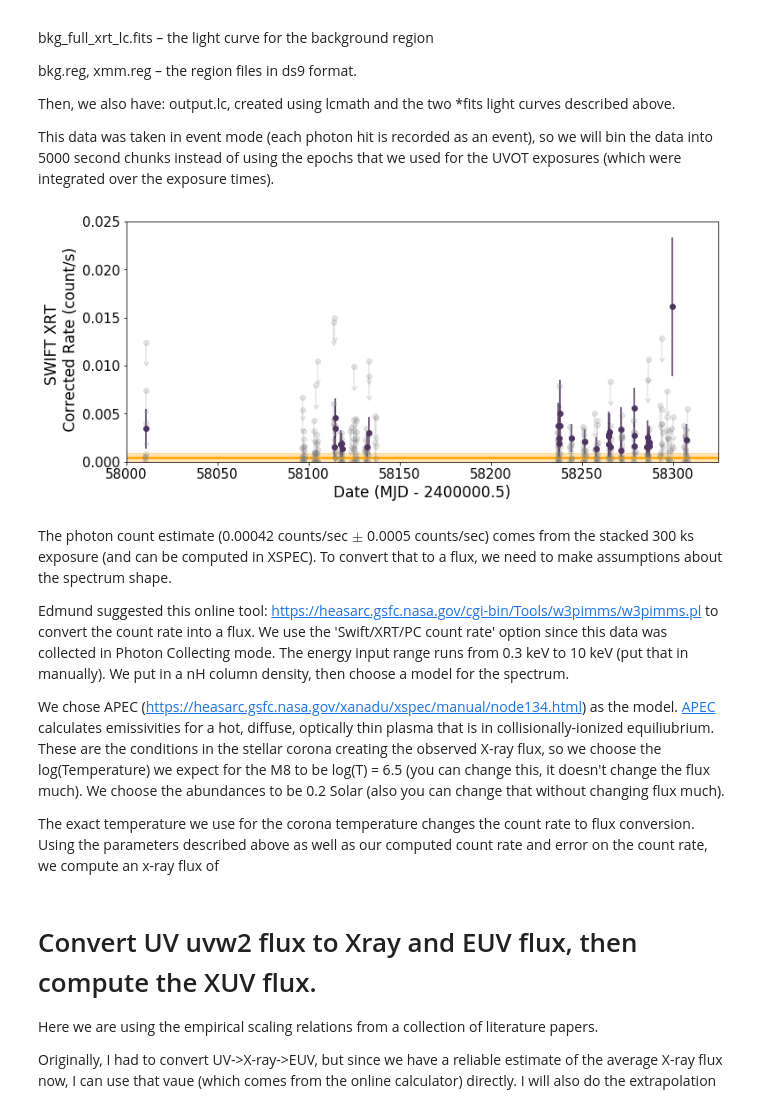
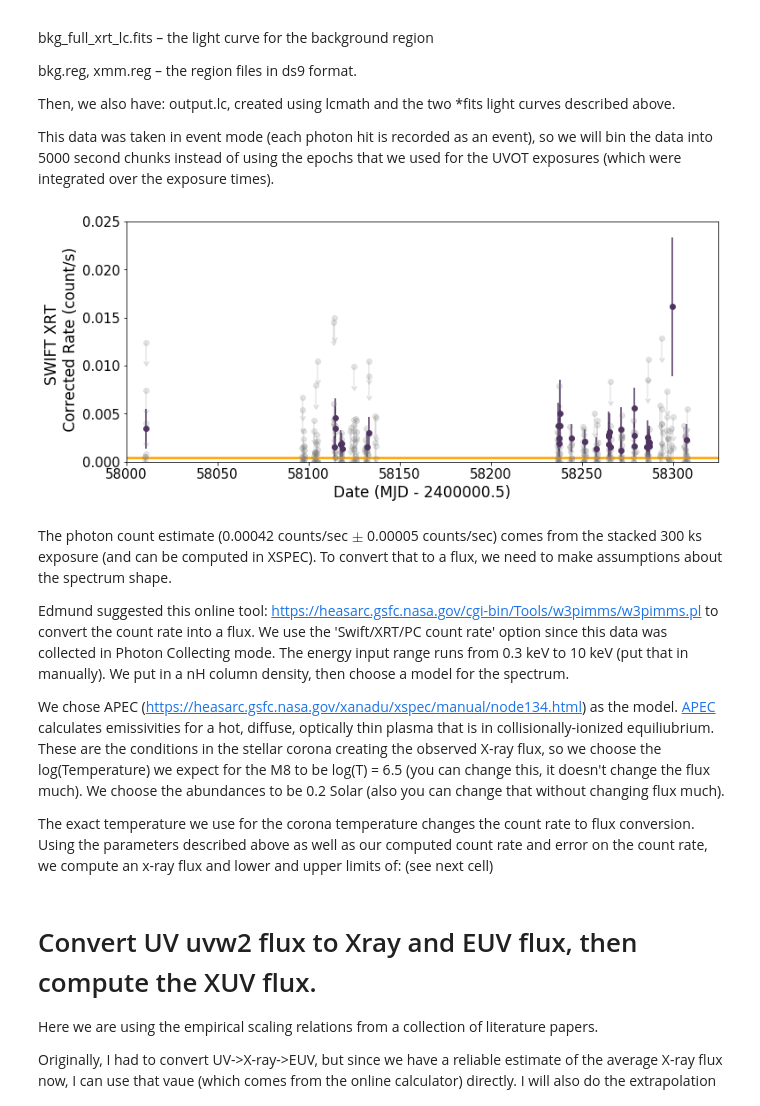
Before and after one commit to jxcbecker/trappist1, a Jupyter notebook: MakeFigures.ipynb, the cells around one changed output. Drawn from its saved outputs; the diff is of its cells as text; code cells hidden in the pictures.

```diff
--- a/MakeFigures.ipynb
+++ b/MakeFigures.ipynb
@@ -204,45 +204,45 @@ for item in xrt_lc.index:
         true_flux.append(xrt_lc.iloc[item]['flux'])
         detection_type.append('detection')
         err.append(xrt_lc.iloc[item]['error'])
 
 xrt_lc['xrt_flux'] = true_flux
 xrt_lc['detection_type'] = detection_type
 xrt_lc['xrt_error'] = err
 
 xrt_lc.to_csv("AssortedData/SWIFT_XRT/xray_lightcurve_processed.csv") # save this# default - don't include totally empty bins
 idxnull  = (xrt_lc['filling_factor'] > 0.0)
 ##
 idx_upplim = idxnull & (xrt_lc['detection_type'] =='upper_limit')
 figsize(12,5)
 fig, ax1 = subplots()
 ax1.errorbar(xrt_lc.loc[idx_upplim]['time'], xrt_lc.loc[idx_upplim]['xrt_flux'], alpha = 0.2, uplims = [1] * len(xrt_lc.loc[idx_upplim]['xrt_flux']), yerr = [0.002] * len(xrt_lc.loc[idx_upplim]['xrt_flux']), color='grey',marker='o',linestyle='None')
 idx_detect = idxnull &(xrt_lc['detection_type'] =='detection') # points with detections only
 ax1.errorbar(xrt_lc.loc[idx_detect]['time'], xrt_lc.loc[idx_detect]['xrt_flux'], yerr = xrt_lc.loc[idx_detect]['xrt_error'], color='#4F3360',marker='o',linestyle='None')
 ax1.plot(np.linspace(58000, 58325, 10),
      [0.00042] * 10, linewidth=2.6, color='Orange')
 ax1.fill_between(np.linspace(58000, 58325, 10),
-             [0.00042 - 0.0005] * 10,
-             [0.00042 + 0.0005] * 10,
+             [0.00042 - 0.00005] * 10,
+             [0.00042 + 0.00005] * 10,
              color='Orange', alpha=0.3)
 ax1.set_ylabel("SWIFT XRT \n Corrected Rate (count/s)", fontsize=17)
 ax1.set_xlabel("Date (MJD - 2400000.5)", fontsize=17)
 xticks(fontsize=15)
 yticks(fontsize=15)
 ax1.set_xlim(58000, 58325)
 ax1.set_ylim(0, 25e-3)
 
 savefig(paperFigures + "lcdata_xray_subtracted.png", dpi=100, bbox_inches = 'tight')
 # %% [output]
-[figure, old version]
+[figure, new version]
 # %% [markdown]
-The photon count estimate (0.00042 counts/sec $\pm$ 0.0005 counts/sec) comes from the stacked 300 ks exposure (and can be computed in XSPEC). To convert that to a flux, we need to make assumptions about the spectrum shape.
+The photon count estimate (0.00042 counts/sec $\pm$ 0.00005 counts/sec) comes from the stacked 300 ks exposure (and can be computed in XSPEC). To convert that to a flux, we need to make assumptions about the spectrum shape.
 
 Edmund suggested this online tool: https://heasarc.gsfc.nasa.gov/cgi-bin/Tools/w3pimms/w3pimms.pl to convert the count rate into a flux. We use the 'Swift/XRT/PC count rate' option since this data was collected in Photon Collecting mode. The energy input range runs from 0.3 keV to 10 keV (put that in manually). We put in a nH column density, then choose a model for the spectrum.
 
 We chose APEC (https://heasarc.gsfc.nasa.gov/xanadu/xspec/manual/node134.html) as the model.
 [APEC](https://iopscience.iop.org/article/10.1086/322992/pdf) calculates emissivities for a hot, diffuse, optically thin plasma that is in collisionally-ionized equiliubrium. These are the conditions in the stellar corona creating the observed X-ray flux, so we choose the log(Temperature) we expect for the M8 to be log(T) = 6.5 (you can change this, it doesn't change the flux much). We choose the abundances to be 0.2 Solar (also you can change that without changing flux much).
 
-The exact temperature we use for the corona temperature changes the count rate to flux conversion. Using the parameters described above as well as our computed count rate and error on the count rate, we compute an x-ray flux of
+The exact temperature we use for the corona temperature changes the count rate to flux conversion. Using the parameters described above as well as our computed count rate and error on the count rate, we compute an x-ray flux and lower and upper limits of: (see next cell)
 # %%
 flux_from_pimms = 1.063E-14
 flux_from_pimmsmin =   9.360E-15
```
Also changed, not shown: parts of 2 cells of this notebook, 20 other files.
